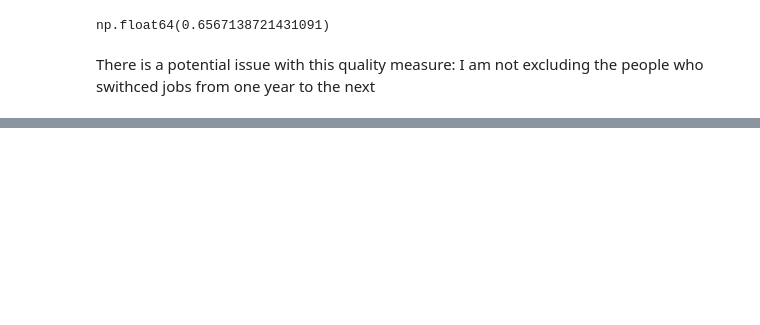
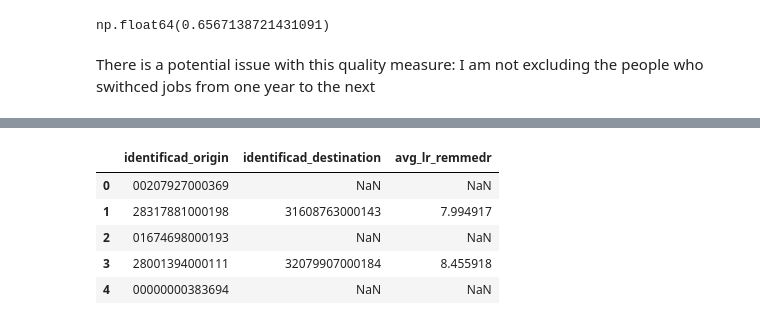
Before and after one commit to lgg3230/SteppingStones, a Jupyter notebook: code/dataprep/03_quiters_destinations.ipynb, the cells around one changed output, grey strips where cells are left out. Saved outputs shown, nothing was run; the diff lists cells and outputs as text; code cells hidden in the pictures; blank space fills up the shorter version.

```diff
--- a/code/dataprep/03_quiters_destinations.ipynb
+++ b/code/dataprep/03_quiters_destinations.ipynb
@@ -163,0 +187,10 @@ There is a potential issue with this quality measure:  I am not excluding the pe
+# %%
+df_matches = dest_matches.merge(df_origin_quality,left_on=['identificad_destination'],right_on=['identificad'],how='left')
+df_matches[['identificad_origin', 'identificad_destination', 'avg_lr_remmedr']].head()
+# %% [output]
+|  | identificad_origin | identificad_destination | avg_lr_remmedr |
+| 0 | 00207927000369 | NaN | NaN |
+| 1 | 28317881000198 | 31608763000143 | 7.994917 |
+| 2 | 01674698000193 | NaN | NaN |
+| 3 | 28001394000111 | 32079907000184 | 8.455918 |
+| 4 | 00000000383694 | NaN | NaN |
```
Also changed, not shown: parts of 8 cells of this notebook, 1 other file.
